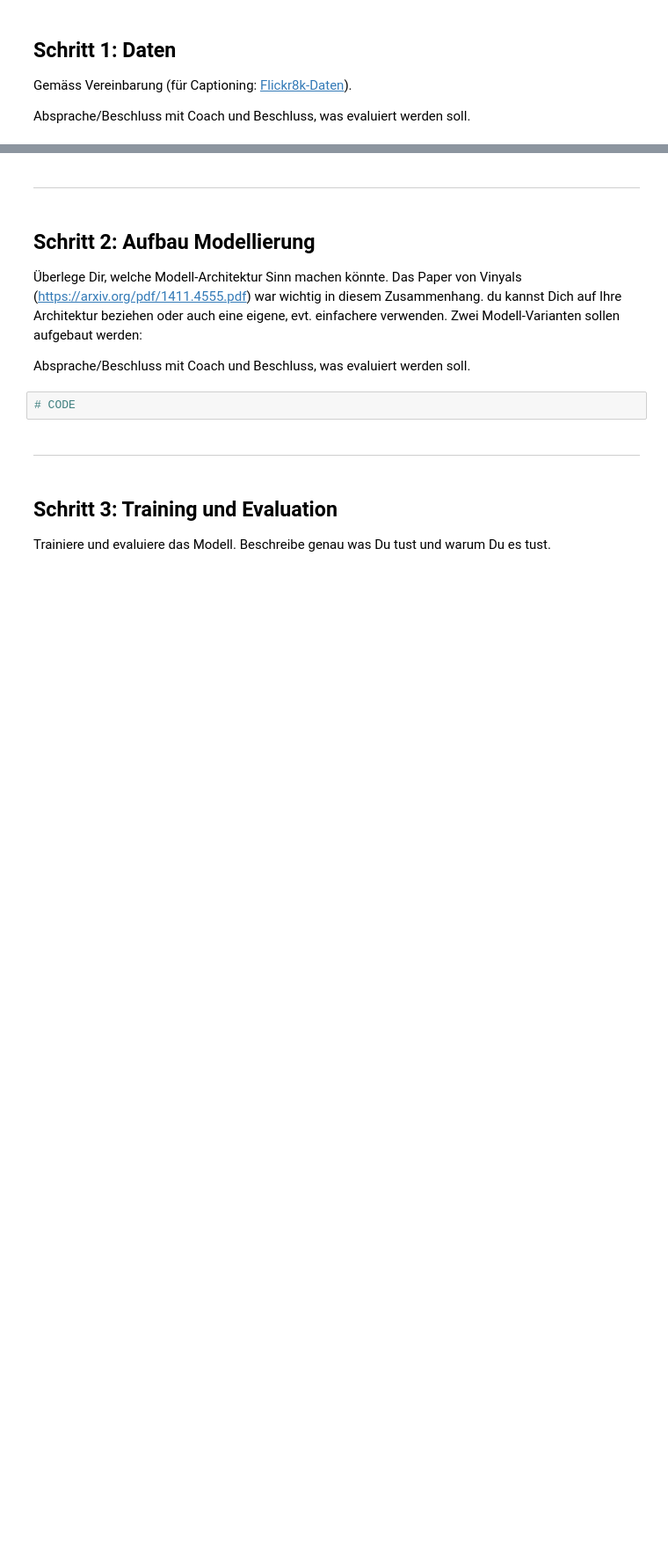
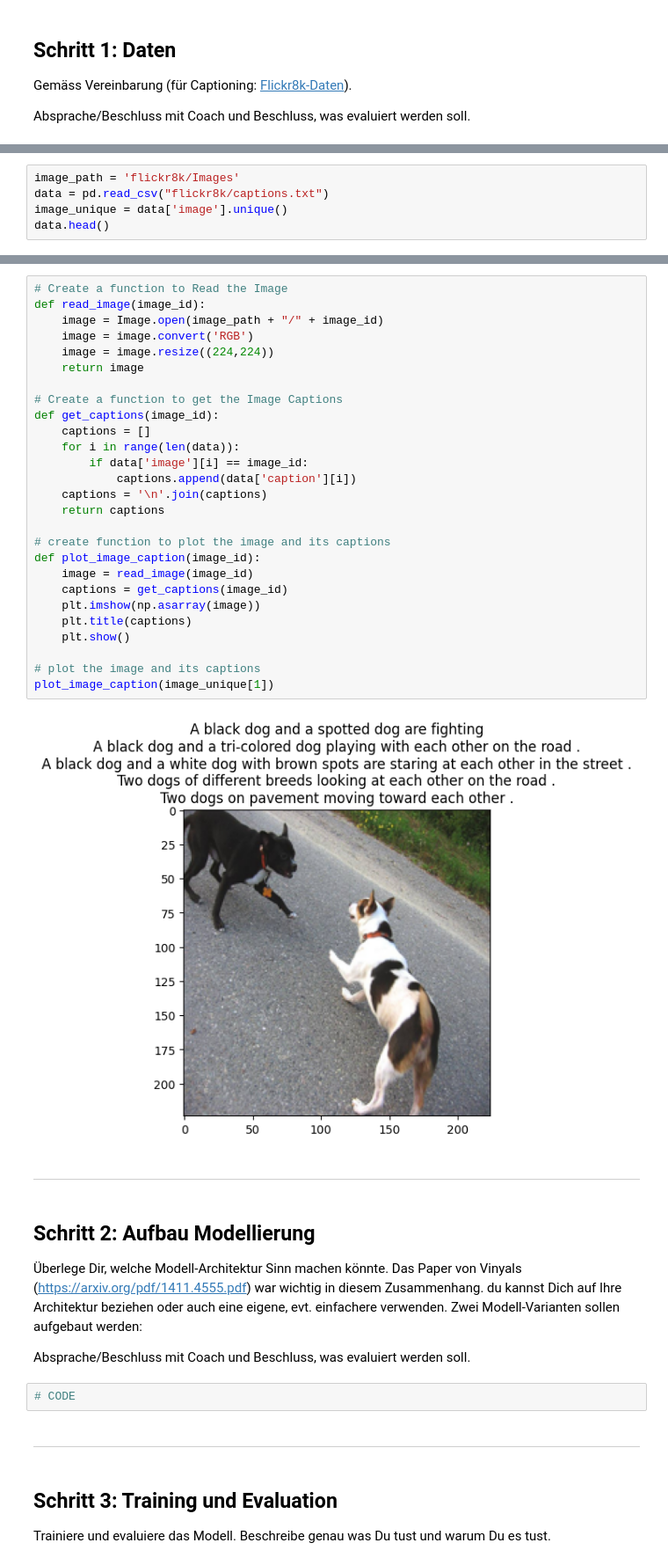
Before and after one commit to 7ben18/fhnw-del-Deep-Learning, a Jupyter notebook: del-Minichallenge-2/del-Minichallenge-2-SiBenTran.ipynb, the cells around one changed output, grey strips where cells are left out. Shown at 88% size. Drawn from its saved outputs; the diff is of its cells as text; blank space fills up the shorter version.

Commit message:
read data and plot picture with caption

```diff
--- a/del-Minichallenge-2/del-Minichallenge-2-SiBenTran.ipynb
+++ b/del-Minichallenge-2/del-Minichallenge-2-SiBenTran.ipynb
@@ -40,0 +46,5 @@ Absprache/Beschluss mit Coach und Beschluss, was evaluiert werden soll.
+# %%
+image_path = 'flickr8k/Images'
+data = pd.read_csv("flickr8k/captions.txt")
+image_unique = data['image'].unique()
+data.head()
@@ -41,3 +58,32 @@ Absprache/Beschluss mit Coach und Beschluss, was evaluiert werden soll.
+# %%
+# Create a function to Read the Image
+def read_image(image_id):
+    image = Image.open(image_path + "/" + image_id)
+    image = image.convert('RGB')
+    image = image.resize((224,224))
+    return image
+
+# Create a function to get the Image Captions
+def get_captions(image_id):
+    captions = []
+    for i in range(len(data)):
+        if data['image'][i] == image_id:
+            captions.append(data['caption'][i])
+    captions = '\n'.join(captions)
+    return captions
+
+# create function to plot the image and its captions
+def plot_image_caption(image_id):
+    image = read_image(image_id)
+    captions = get_captions(image_id)
+    plt.imshow(np.asarray(image))
+    plt.title(captions)
+    plt.show()
+
+# plot the image and its captions
+plot_image_caption(image_unique[1])
+# %% [output]
+[figure, added]
 # %% [markdown]
 ---
 # %% [markdown]
```
Also changed, not shown: parts of 3 cells of this notebook.
